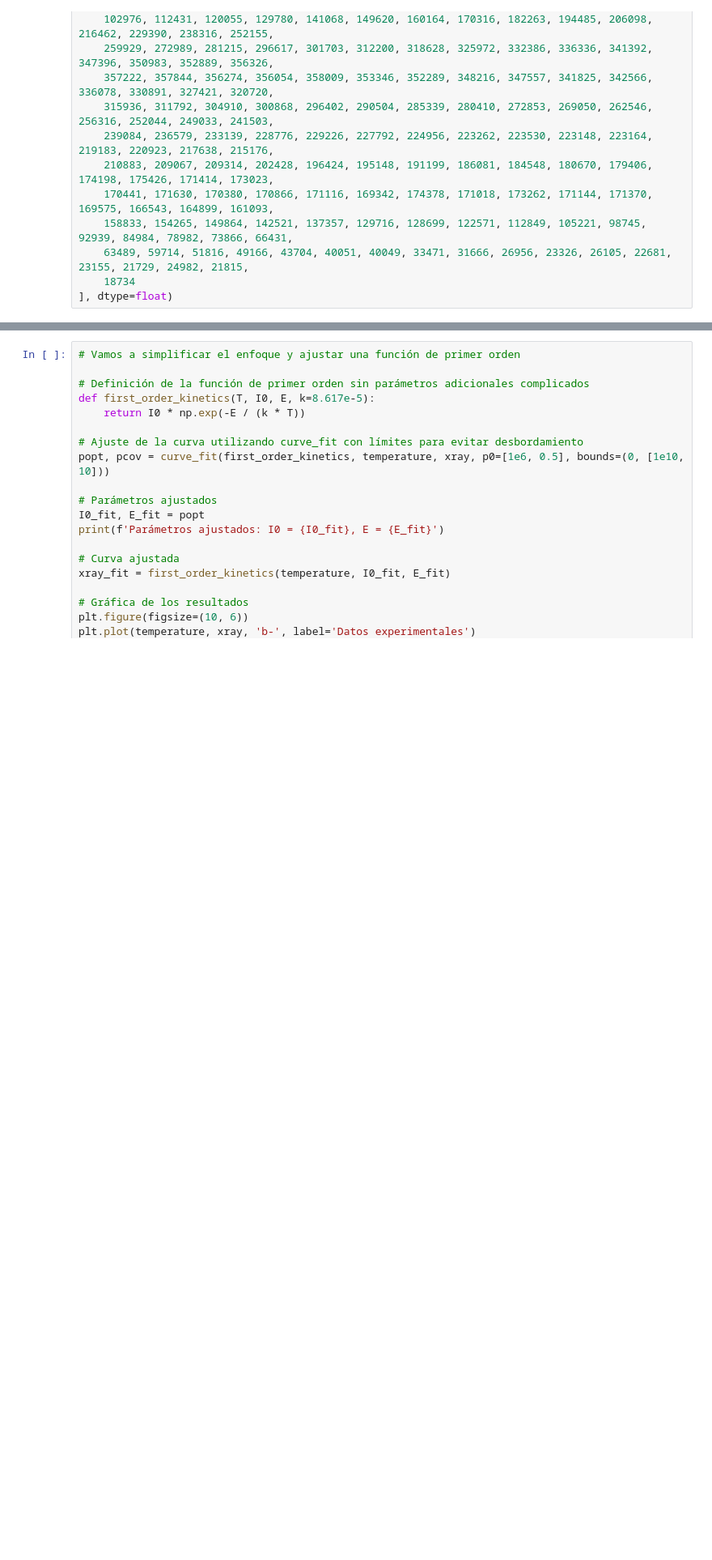
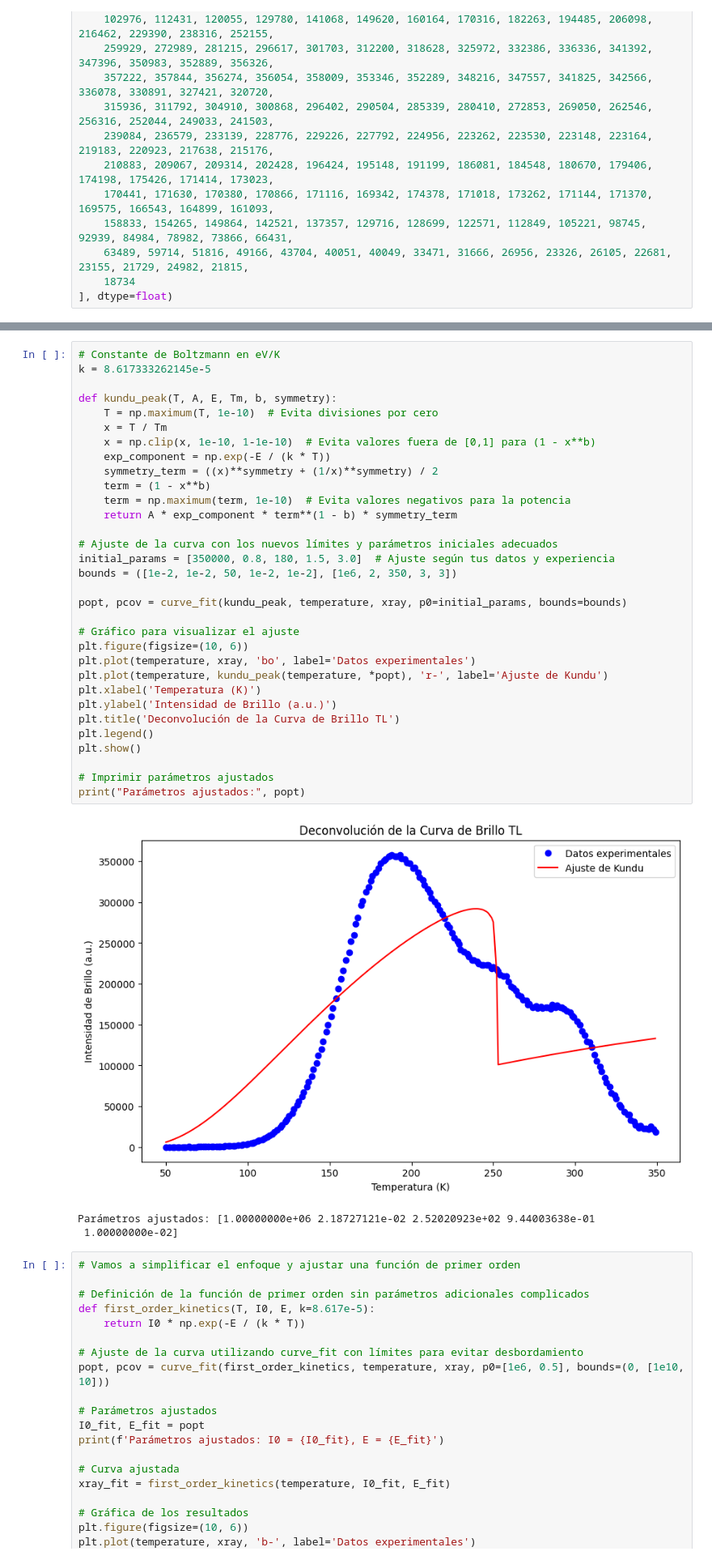
Before and after one commit to rgsalcedo/GlowCurves, a Jupyter notebook: DeCurBrillo.ipynb, the cells around one changed output, grey strips where cells are left out. Shown at 81% size. Drawn from its saved outputs; the diff is of its cells as text; blank space fills up the shorter version.

```diff
--- a/DeCurBrillo.ipynb
+++ b/DeCurBrillo.ipynb
@@ -38,3 +93,39 @@ xray = np.array([
+# %%
+# Constante de Boltzmann en eV/K
+k = 8.617333262145e-5
+
+def kundu_peak(T, A, E, Tm, b, symmetry):
+    T = np.maximum(T, 1e-10)  # Evita divisiones por cero
+    x = T / Tm
+    x = np.clip(x, 1e-10, 1-1e-10)  # Evita valores fuera de [0,1] para (1 - x**b)
+    exp_component = np.exp(-E / (k * T))
+    symmetry_term = ((x)**symmetry + (1/x)**symmetry) / 2
+    term = (1 - x**b)
+    term = np.maximum(term, 1e-10)  # Evita valores negativos para la potencia
+    return A * exp_component * term**(1 - b) * symmetry_term
+
+# Ajuste de la curva con los nuevos límites y parámetros iniciales adecuados
+initial_params = [350000, 0.8, 180, 1.5, 3.0]  # Ajuste según tus datos y experiencia
+bounds = ([1e-2, 1e-2, 50, 1e-2, 1e-2], [1e6, 2, 350, 3, 3])
+
+popt, pcov = curve_fit(kundu_peak, temperature, xray, p0=initial_params, bounds=bounds)
+
+# Gráfico para visualizar el ajuste
+plt.figure(figsize=(10, 6))
+plt.plot(temperature, xray, 'bo', label='Datos experimentales')
+plt.plot(temperature, kundu_peak(temperature, *popt), 'r-', label='Ajuste de Kundu')
+plt.xlabel('Temperatura (K)')
+plt.ylabel('Intensidad de Brillo (a.u.)')
+plt.title('Deconvolución de la Curva de Brillo TL')
+plt.legend()
+plt.show()
+
+# Imprimir parámetros ajustados
+print("Parámetros ajustados:", popt)
+# %% [output]
+[figure, added]
+Parámetros ajustados: [1.00000000e+06 2.18727121e-02 2.52020923e+02 9.44003638e-01
+ 1.00000000e-02]
 # %%
 # Vamos a simplificar el enfoque y ajustar una función de primer orden
 
```
Also changed, not shown: parts of 1 cell of this notebook.
